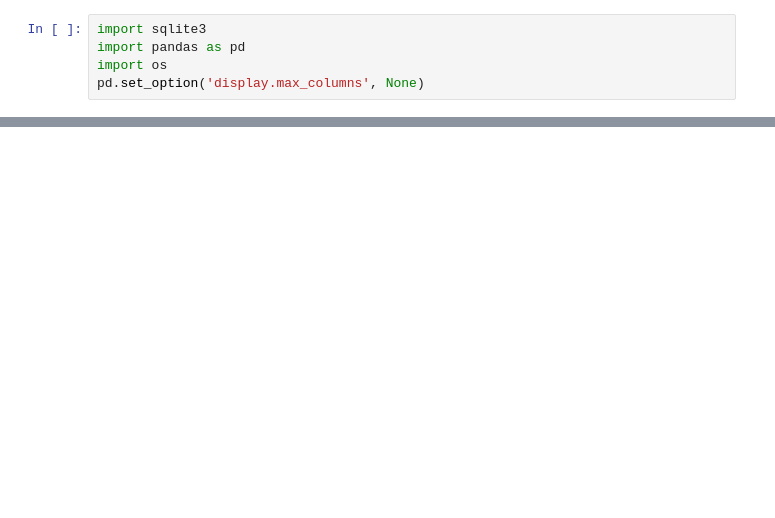
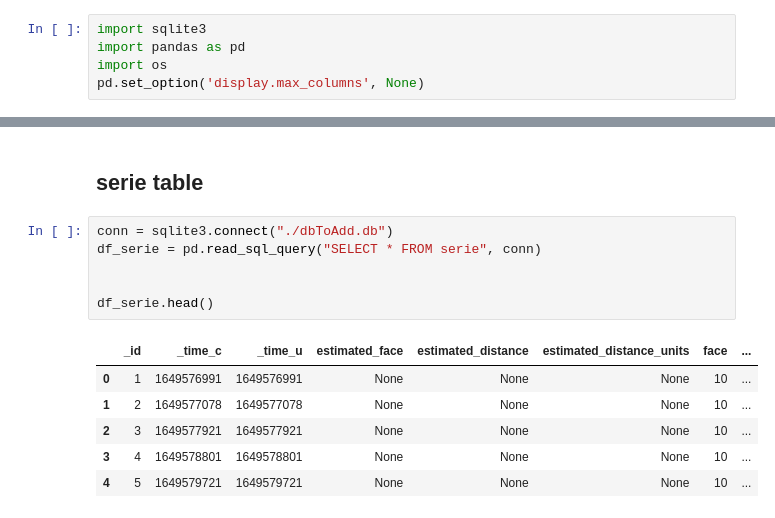
Before and after one commit to JarnoDeSmedt/streamlit-archery-logbook, a Jupyter notebook: DATA/data-exploration.ipynb, the cells around one changed output, grey strips where cells are left out. Drawn from its saved outputs; the diff is of its cells as text; blank space fills up the shorter version.

```diff
--- a/DATA/data-exploration.ipynb
+++ b/DATA/data-exploration.ipynb
@@ -183,0 +255,15 @@ df['meteo_wind'] = df['meteo_wind'].replace(meteo_wind_mapping)
+# %% [markdown]
+## serie table
+# %%
+conn = sqlite3.connect("./dbToAdd.db")
+df_serie = pd.read_sql_query("SELECT * FROM serie", conn)
+
+
+df_serie.head()
+# %% [output]
+|  | _id | _time_c | _time_u | estimated_face | estimated_distance | estimated_distance_units | face | ... |
+| 0 | 1 | 1649576991 | 1649576991 | None | None | None | 10 | ... |
+| 1 | 2 | 1649577078 | 1649577078 | None | None | None | 10 | ... |
+| 2 | 3 | 1649577921 | 1649577921 | None | None | None | 10 | ... |
+| 3 | 4 | 1649578801 | 1649578801 | None | None | None | 10 | ... |
+| 4 | 5 | 1649579721 | 1649579721 | None | None | None | 10 | ... |
```
Also changed, not shown: parts of 21 cells of this notebook, 2 other files.
